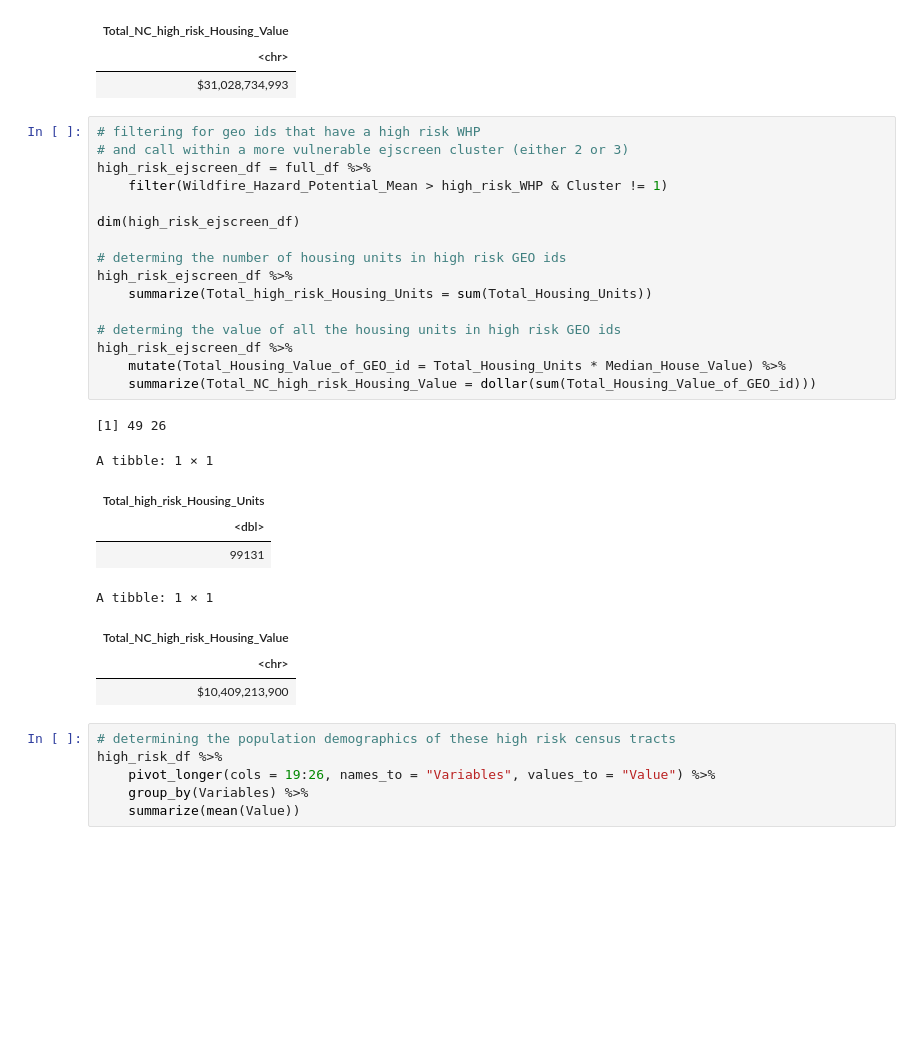
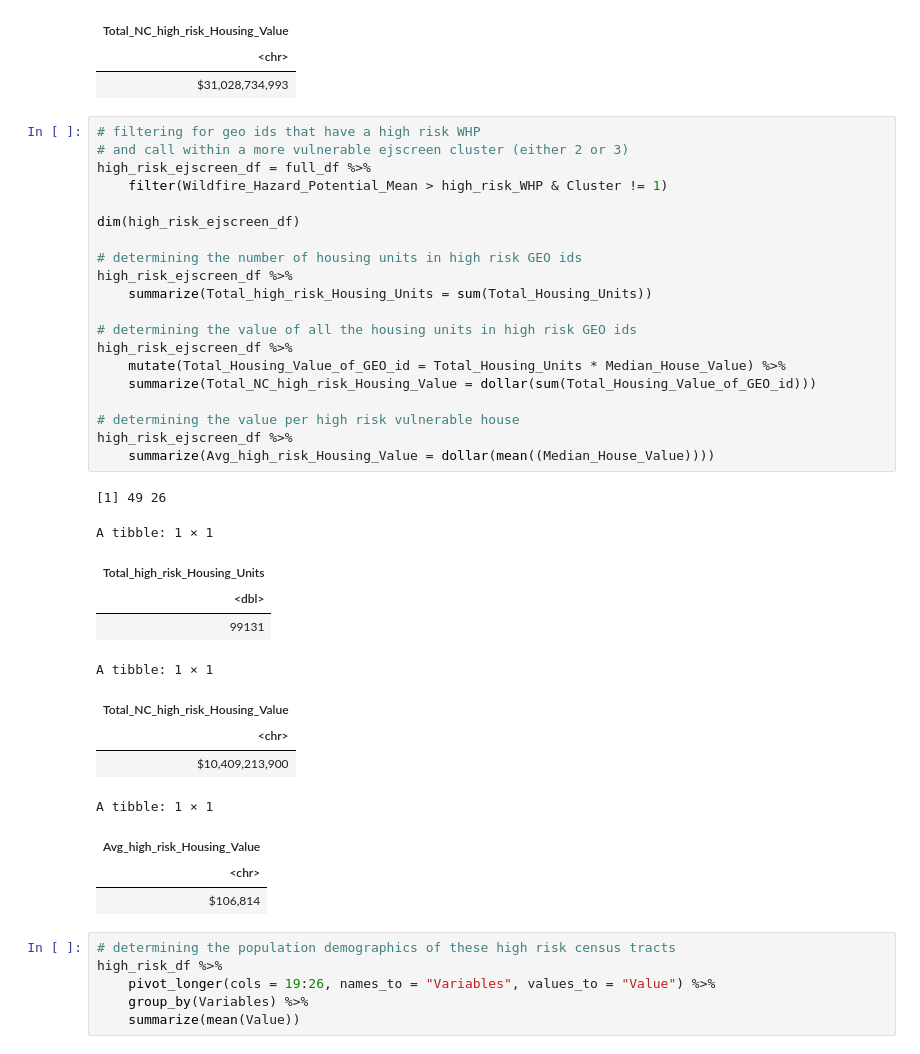
Before and after one commit to UNC-CEMALB/ENVIROSCAN, a Jupyter notebook: 7. Manuscript Statistics/Manuscript Statistics.ipynb, the cells around one changed output. Drawn from its saved outputs; the diff is of its cells as text; blank space fills up the shorter version.

```diff
--- a/7. Manuscript Statistics/Manuscript Statistics.ipynb
+++ b/7. Manuscript Statistics/Manuscript Statistics.ipynb
@@ -151,29 +128,37 @@ A tibble: 1 × 1
 # %%
 # filtering for geo ids that have a high risk WHP
 # and call within a more vulnerable ejscreen cluster (either 2 or 3)
 high_risk_ejscreen_df = full_df %>%
     filter(Wildfire_Hazard_Potential_Mean > high_risk_WHP & Cluster != 1)
 
 dim(high_risk_ejscreen_df)
 
-# determing the number of housing units in high risk GEO ids
+# determining the number of housing units in high risk GEO ids
 high_risk_ejscreen_df %>%
     summarize(Total_high_risk_Housing_Units = sum(Total_Housing_Units))
 
-# determing the value of all the housing units in high risk GEO ids
+# determining the value of all the housing units in high risk GEO ids
 high_risk_ejscreen_df %>%
     mutate(Total_Housing_Value_of_GEO_id = Total_Housing_Units * Median_House_Value) %>%
     summarize(Total_NC_high_risk_Housing_Value = dollar(sum(Total_Housing_Value_of_GEO_id)))
+
+# determining the value per high risk vulnerable house
+high_risk_ejscreen_df %>%
+    summarize(Avg_high_risk_Housing_Value = dollar(mean((Median_House_Value))))
 # %% [output]
 [1] 49 26
 A tibble: 1 × 1
 | Total_high_risk_Housing_Units |
 | <dbl> |
 | 99131 |
 A tibble: 1 × 1
 | Total_NC_high_risk_Housing_Value |
 | <chr> |
 | $10,409,213,900 |
+A tibble: 1 × 1
+| Avg_high_risk_Housing_Value |
+| <chr> |
+| $106,814 |
 # %%
 # determining the population demographics of these high risk census tracts
 high_risk_df %>%
```
Also changed, not shown: parts of 2 cells of this notebook.
